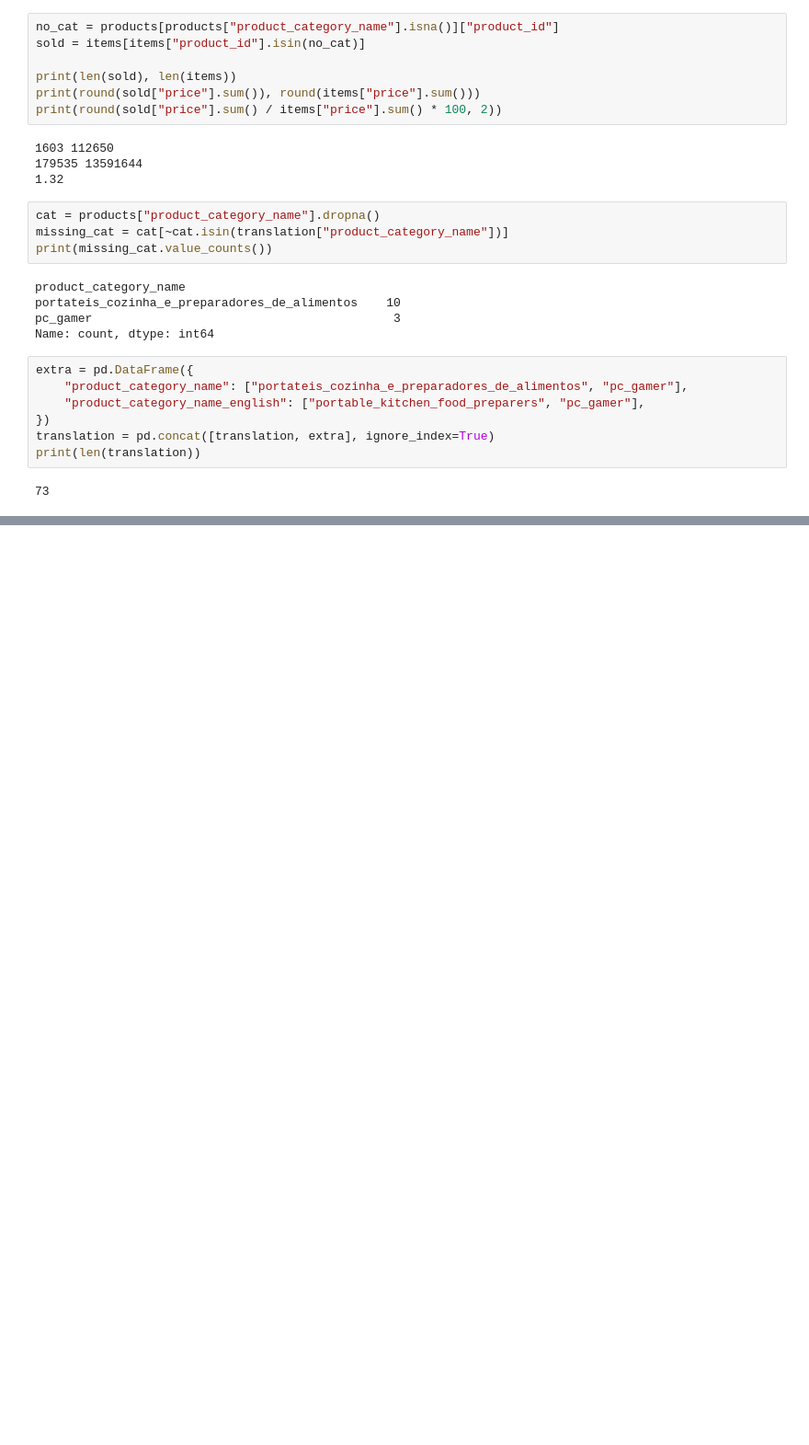
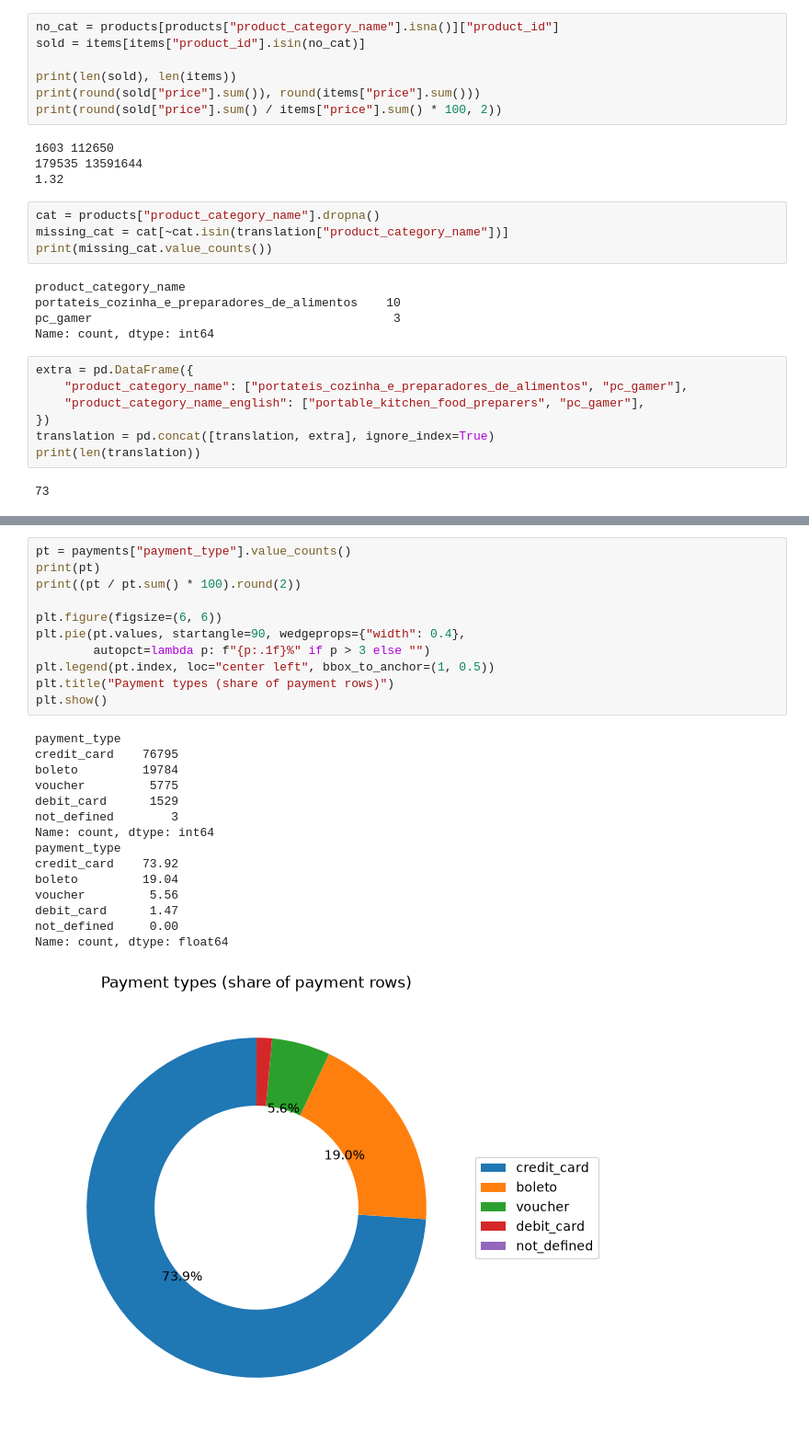
Before and after one commit to LubenPp/olist-ecommerce-analysis, a Jupyter notebook: Untitled.ipynb, the cells around one changed output, grey strips where cells are left out. Shown at 92% size. Cells and saved outputs as stored; diff of their text form; blank space fills up the shorter version.

```diff
--- a/Untitled.ipynb
+++ b/Untitled.ipynb
@@ -477,0 +546,27 @@ print(len(translation))
+# %%
+pt = payments["payment_type"].value_counts()
+print(pt)
+print((pt / pt.sum() * 100).round(2))
+
+plt.figure(figsize=(6, 6))
+plt.pie(pt.values, startangle=90, wedgeprops={"width": 0.4},
+        autopct=lambda p: f"{p:.1f}%" if p > 3 else "")
+plt.legend(pt.index, loc="center left", bbox_to_anchor=(1, 0.5))
+plt.title("Payment types (share of payment rows)")
+plt.show()
+# %% [output]
+payment_type
+credit_card    76795
+boleto         19784
+voucher         5775
+debit_card      1529
+not_defined        3
+Name: count, dtype: int64
+payment_type
+credit_card    73.92
+boleto         19.04
+voucher         5.56
+debit_card      1.47
+not_defined     0.00
+Name: count, dtype: float64
+[figure, added]
```
Also changed, not shown: parts of 2 cells of this notebook.
